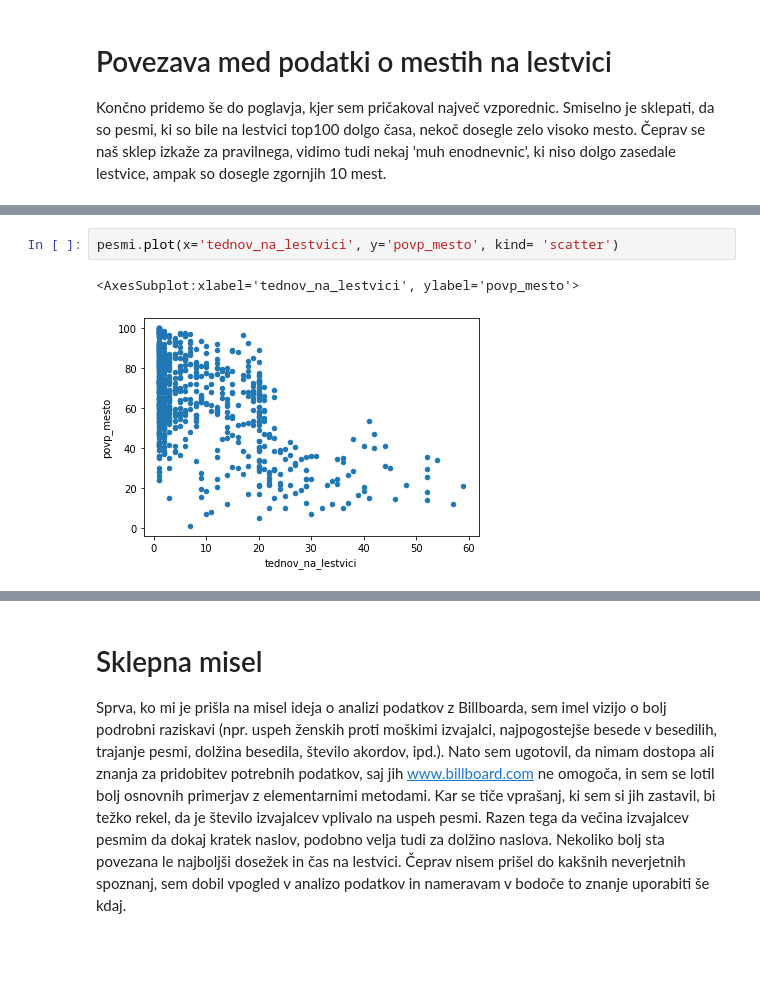
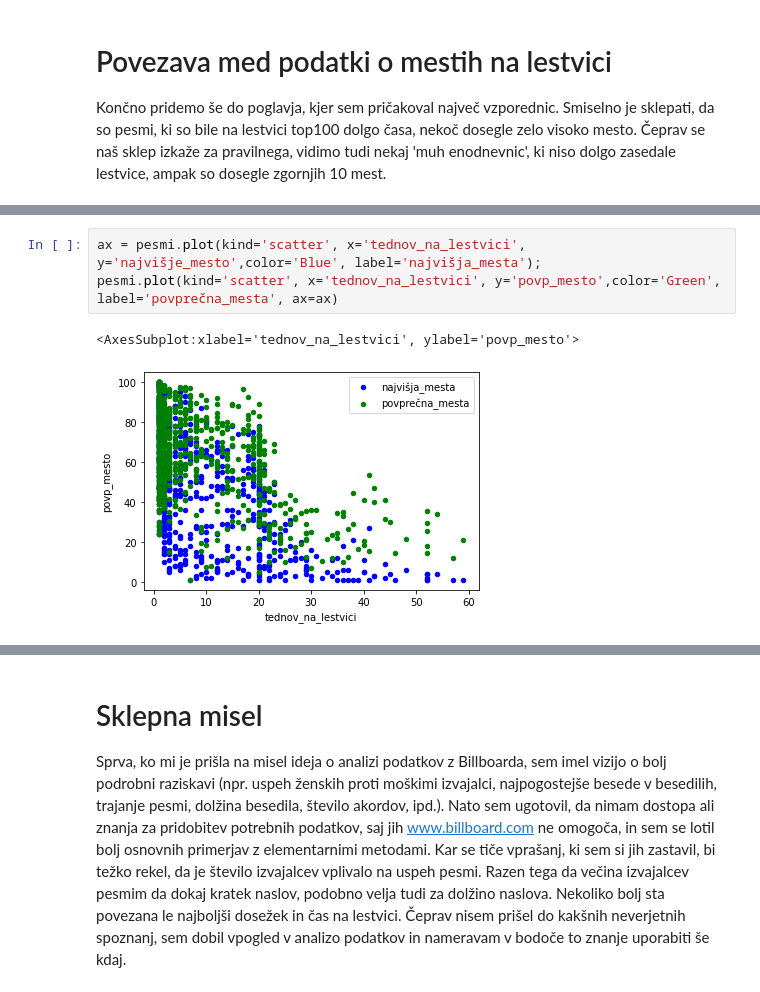
Before and after one commit to Jenzopls/Billboard, a Jupyter notebook: Analiza podatkov - Billboard 2018.ipynb, the cells around one changed output, grey strips where cells are left out. Drawn from its saved outputs; the diff is of its cells as text; blank space fills up the shorter version.

```diff
--- a/Analiza podatkov - Billboard 2018.ipynb
+++ b/Analiza podatkov - Billboard 2018.ipynb
@@ -139,5 +119,6 @@ pesmi.plot(x='najvišje_mesto', y='povp_mesto', kind= 'scatter')
-# %%
-pesmi.plot(x='tednov_na_lestvici', y='povp_mesto', kind= 'scatter')
-# %% [output]
-<AxesSubplot:xlabel='tednov_na_lestvici', ylabel='povp_mesto'>
-[figure, removed]
+# %%
+ax = pesmi.plot(kind='scatter', x='tednov_na_lestvici', y='najvišje_mesto',color='Blue', label='najvišja_mesta');
+pesmi.plot(kind='scatter', x='tednov_na_lestvici', y='povp_mesto',color='Green', label='povprečna_mesta', ax=ax)
+# %% [output]
+<AxesSubplot:xlabel='tednov_na_lestvici', ylabel='povp_mesto'>
+[figure, added]
```
Also changed, not shown: parts of 10 cells of this notebook.
